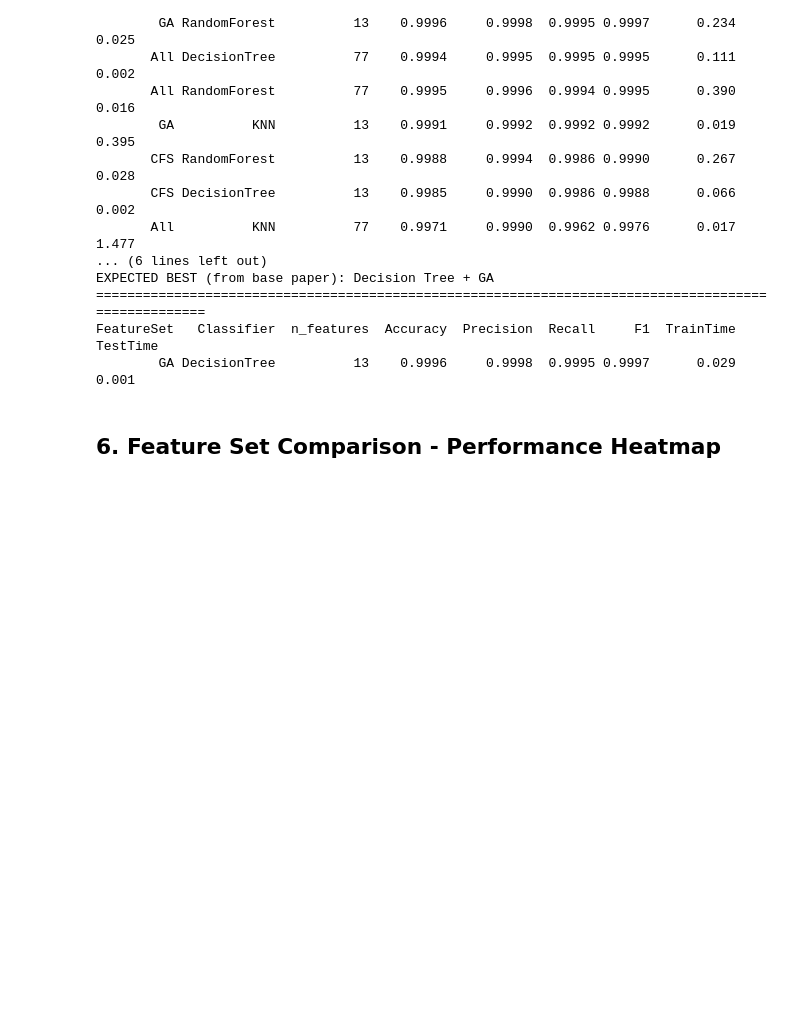
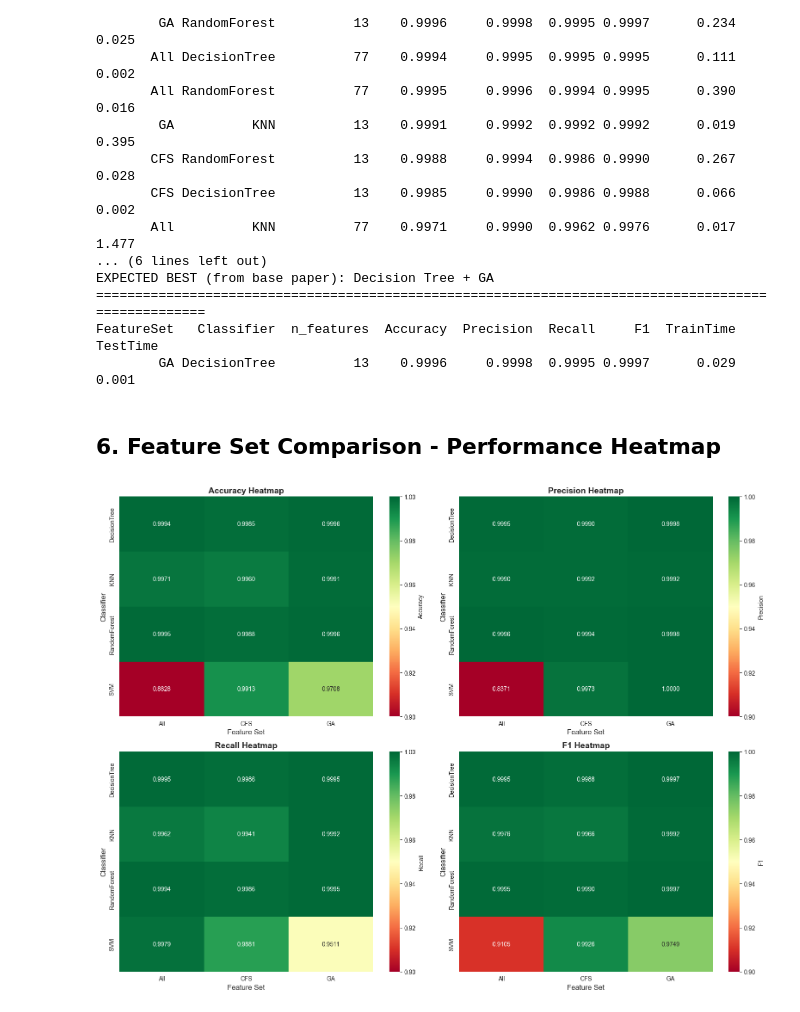
Before and after one commit to manal-aamir/Cnet-Project, a Jupyter notebook: notebooks/results.ipynb, the cells around one changed output. Drawn from its saved outputs; the diff is of its cells as text; code cells hidden in the pictures; blank space fills up the shorter version.

```diff
--- a/notebooks/results.ipynb
+++ b/notebooks/results.ipynb
@@ -232,3 +232,27 @@ FeatureSet   Classifier  n_features  Accuracy  Precision  Recall     F1  TrainTi
         GA DecisionTree          13    0.9996     0.9998  0.9995 0.9997      0.029     0.001
 # %% [markdown]
 ## 6. Feature Set Comparison - Performance Heatmap
+# %%
+if metrics_df is not None:
+    # Create heatmap showing all metrics across classifiers
+    fig, axes = plt.subplots(2, 2, figsize=(16, 12))
+
+    metrics_for_heatmap = ['Accuracy', 'Precision', 'Recall', 'F1']
+
+    for idx, metric in enumerate(metrics_for_heatmap):
+        ax = axes[idx // 2, idx % 2]
+
+        # Pivot data for heatmap
+        pivot_data = metrics_df.pivot(index='Classifier', columns='FeatureSet', values=metric)
+
+        # Create heatmap
+        sns.heatmap(pivot_data, annot=True, fmt='.4f', cmap='RdYlGn', ax=ax,
+                    vmin=0.9, vmax=1.0, cbar_kws={'label': metric})
+        ax.set_title(f'{metric} Heatmap', fontsize=14, fontweight='bold')
+        ax.set_xlabel('Feature Set', fontsize=12)
+        ax.set_ylabel('Classifier', fontsize=12)
+
+    plt.tight_layout()
+    plt.show()
+# %% [output]
+[figure, added]
```
Also changed, not shown: parts of 10 cells of this notebook.
